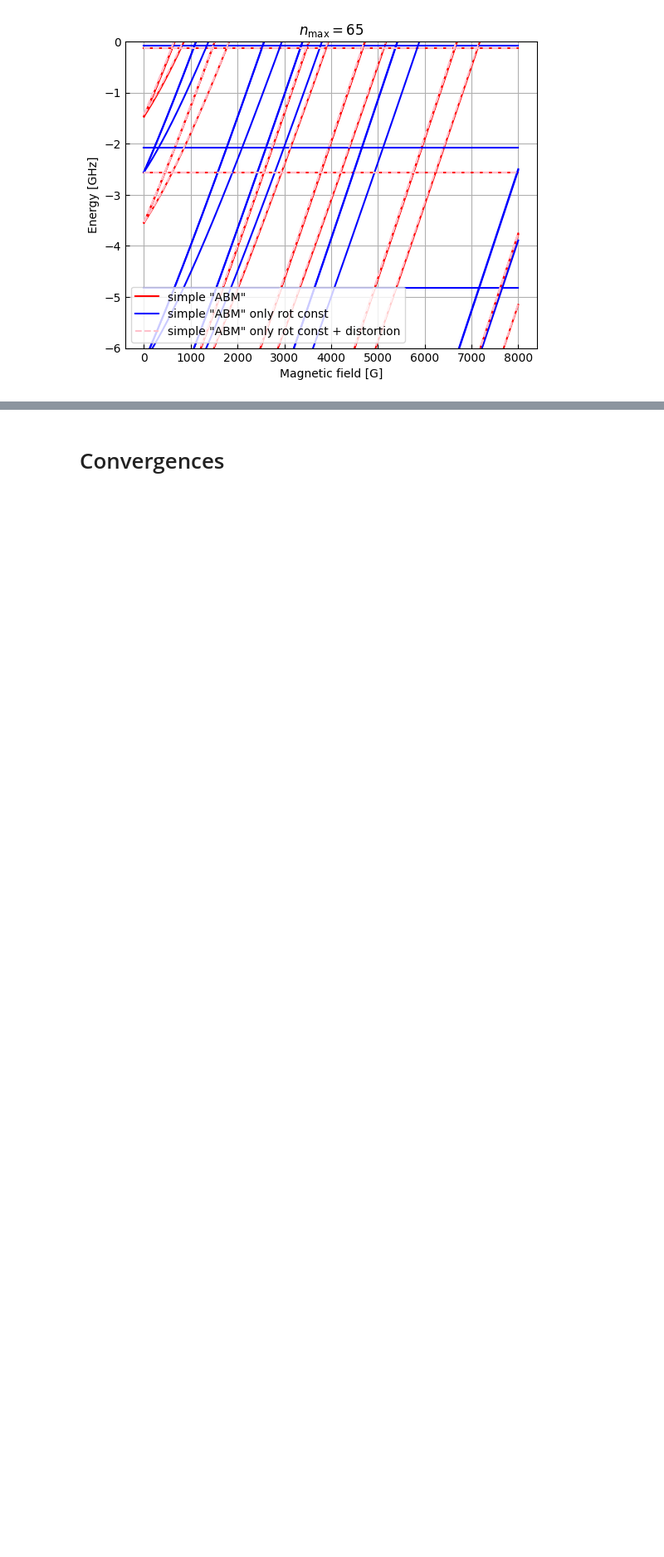
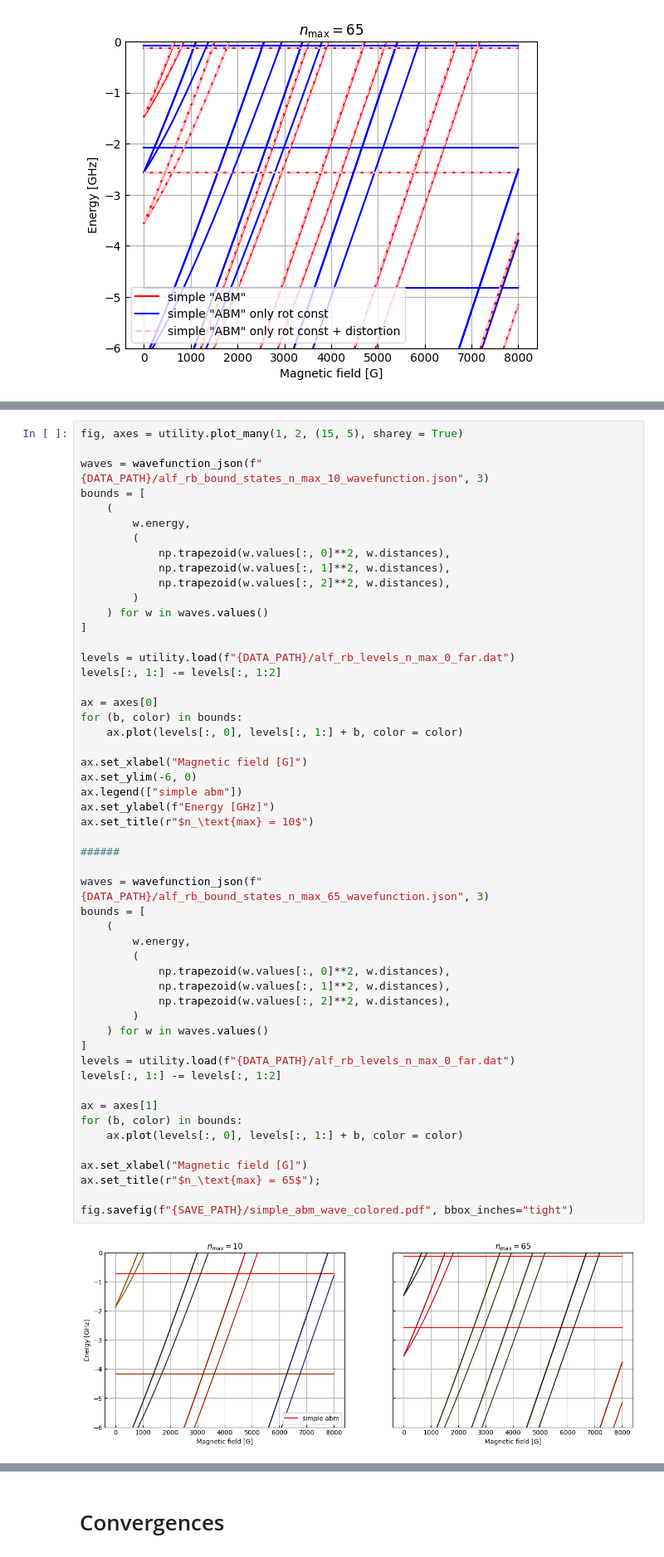
Before and after one commit to Wleter/rb_alf_feshbach, a Jupyter notebook: analysis/analysis.ipynb, the cells around one changed output, grey strips where cells are left out. Shown at 83% size. Cells and saved outputs as stored; diff of their text form; blank space fills up the shorter version.

```diff
--- a/analysis/analysis.ipynb
+++ b/analysis/analysis.ipynb
@@ -300,0 +357,54 @@ ax.set_title(r"$n_\text{max} = 65$");
+# %%
+fig, axes = utility.plot_many(1, 2, (15, 5), sharey = True)
+
+waves = wavefunction_json(f"{DATA_PATH}/alf_rb_bound_states_n_max_10_wavefunction.json", 3)
+bounds = [
+    (
+        w.energy,
+        (
+            np.trapezoid(w.values[:, 0]**2, w.distances),
+            np.trapezoid(w.values[:, 1]**2, w.distances),
+            np.trapezoid(w.values[:, 2]**2, w.distances),
+        )
+    ) for w in waves.values()
+]
+
+levels = utility.load(f"{DATA_PATH}/alf_rb_levels_n_max_0_far.dat")
+levels[:, 1:] -= levels[:, 1:2]
+
+ax = axes[0]
+for (b, color) in bounds:
+    ax.plot(levels[:, 0], levels[:, 1:] + b, color = color)
+
+ax.set_xlabel("Magnetic field [G]")
+ax.set_ylim(-6, 0)
+ax.legend(["simple abm"])
+ax.set_ylabel(f"Energy [GHz]")
+ax.set_title(r"$n_\text{max} = 10$")
+
+######
+
+waves = wavefunction_json(f"{DATA_PATH}/alf_rb_bound_states_n_max_65_wavefunction.json", 3)
+bounds = [
+    (
+        w.energy,
+        (
+            np.trapezoid(w.values[:, 0]**2, w.distances),
+            np.trapezoid(w.values[:, 1]**2, w.distances),
+            np.trapezoid(w.values[:, 2]**2, w.distances),
+        )
+    ) for w in waves.values()
+]
+levels = utility.load(f"{DATA_PATH}/alf_rb_levels_n_max_0_far.dat")
+levels[:, 1:] -= levels[:, 1:2]
+
+ax = axes[1]
+for (b, color) in bounds:
+    ax.plot(levels[:, 0], levels[:, 1:] + b, color = color)
+
+ax.set_xlabel("Magnetic field [G]")
+ax.set_title(r"$n_\text{max} = 65$");
+
+fig.savefig(f"{SAVE_PATH}/simple_abm_wave_colored.pdf", bbox_inches="tight")
+# %% [output]
+[figure, added]
```
Also changed, not shown: parts of 13 cells of this notebook, 5 other files.
